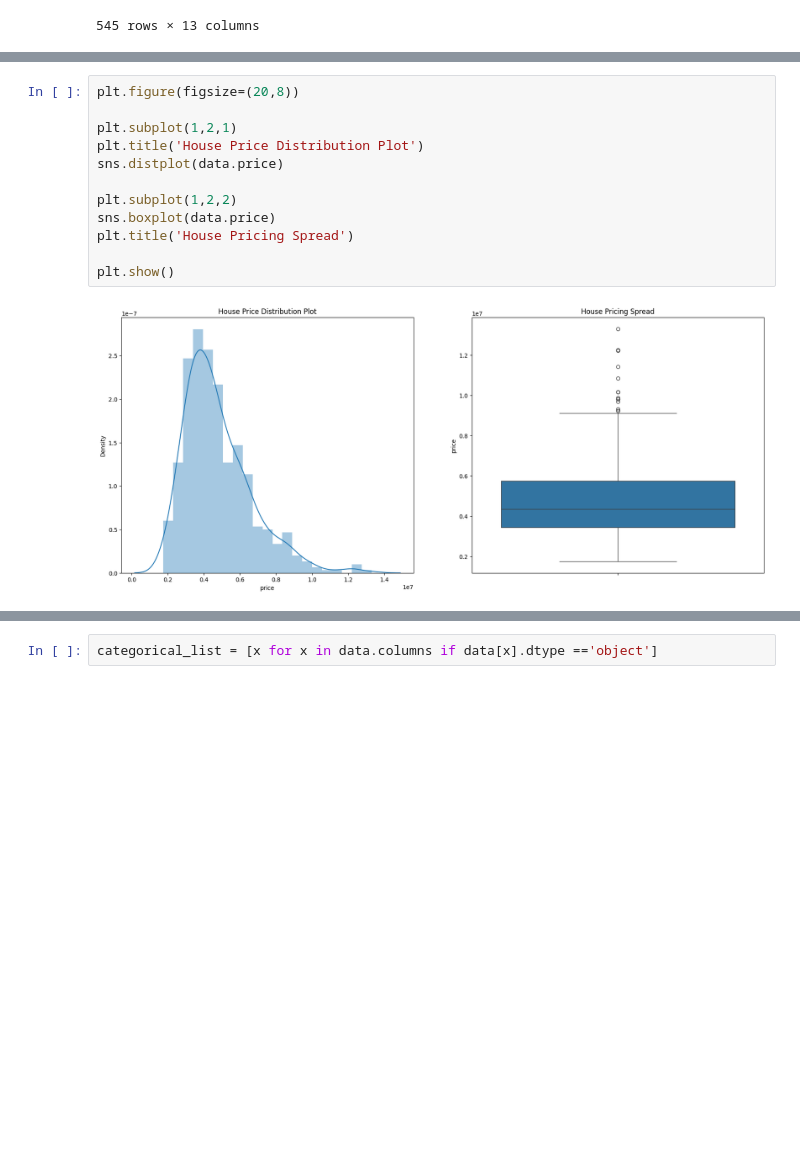
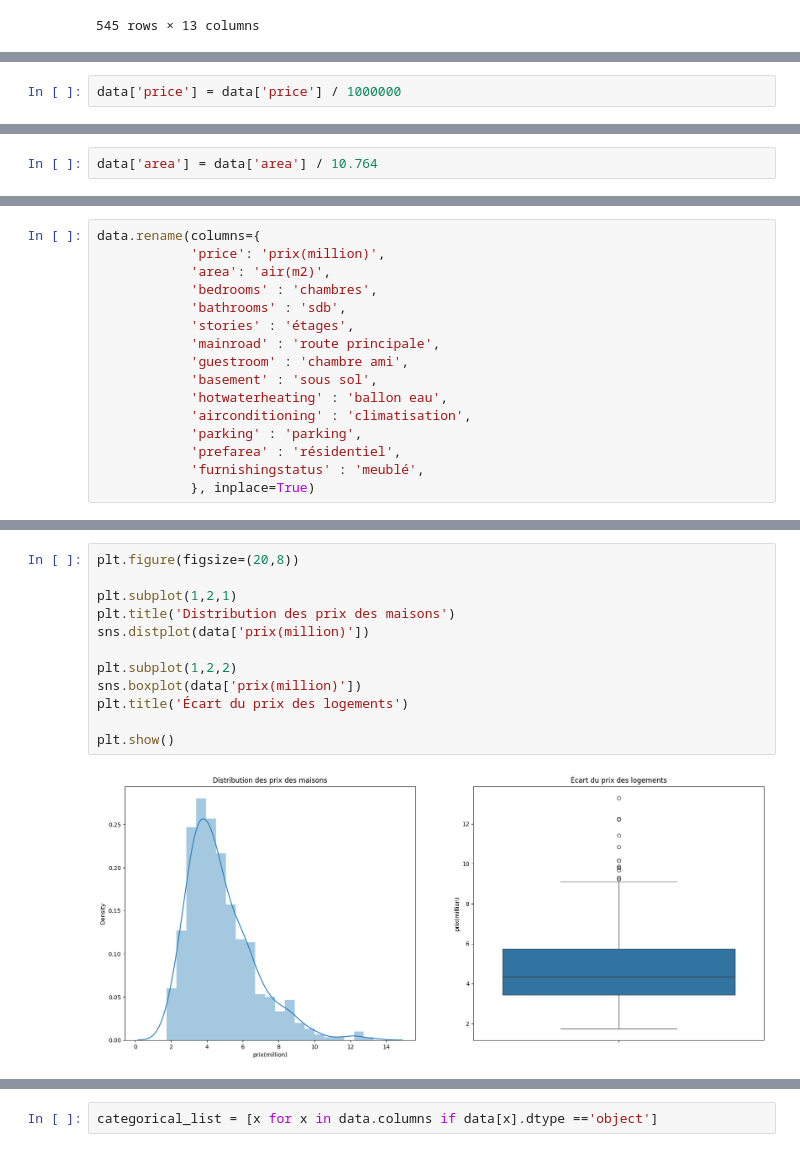
Before and after one commit to HaDock404/api-housing-prices, a Jupyter notebook: analysis/notebook.ipynb, the cells around one changed output, grey strips where cells are left out. Cells and saved outputs as stored; diff of their text form; blank space fills up the shorter version.

```diff
--- a/analysis/notebook.ipynb
+++ b/analysis/notebook.ipynb
@@ -53,0 +69,2 @@ data
+# %%
+data['price'] = data['price'] / 1000000
@@ -53,0 +73,2 @@ data
+# %%
+data['area'] = data['area'] / 10.764
@@ -54,3 +84,19 @@ data
+# %%
+data.rename(columns={
+            'price': 'prix(million)',
+            'area': 'air(m2)',
+            'bedrooms' : 'chambres',
+            'bathrooms' : 'sdb',
+            'stories' : 'étages',
+            'mainroad' : 'route principale',
+            'guestroom' : 'chambre ami',
+            'basement' : 'sous sol',
+            'hotwaterheating' : 'ballon eau',
+            'airconditioning' : 'climatisation',
+            'parking' : 'parking',
+            'prefarea' : 'résidentiel',
+            'furnishingstatus' : 'meublé',
+            }, inplace=True)
 # %%
 data.describe()
 # %% [output]
@@ -117,15 +160,15 @@ dtype: int64
 # %%
 plt.figure(figsize=(20,8))
 
 plt.subplot(1,2,1)
-plt.title('House Price Distribution Plot')
-sns.distplot(data.price)
+plt.title('Distribution des prix des maisons')
+sns.distplot(data['prix(million)'])
 
 plt.subplot(1,2,2)
-sns.boxplot(data.price)
-plt.title('House Pricing Spread')
+sns.boxplot(data['prix(million)'])
+plt.title('Écart du prix des logements')
 
 plt.show()
 # %% [output]
-[figure, old version]
+[figure, new version]
 # %%
```
Also changed, not shown: parts of 17 cells of this notebook.
